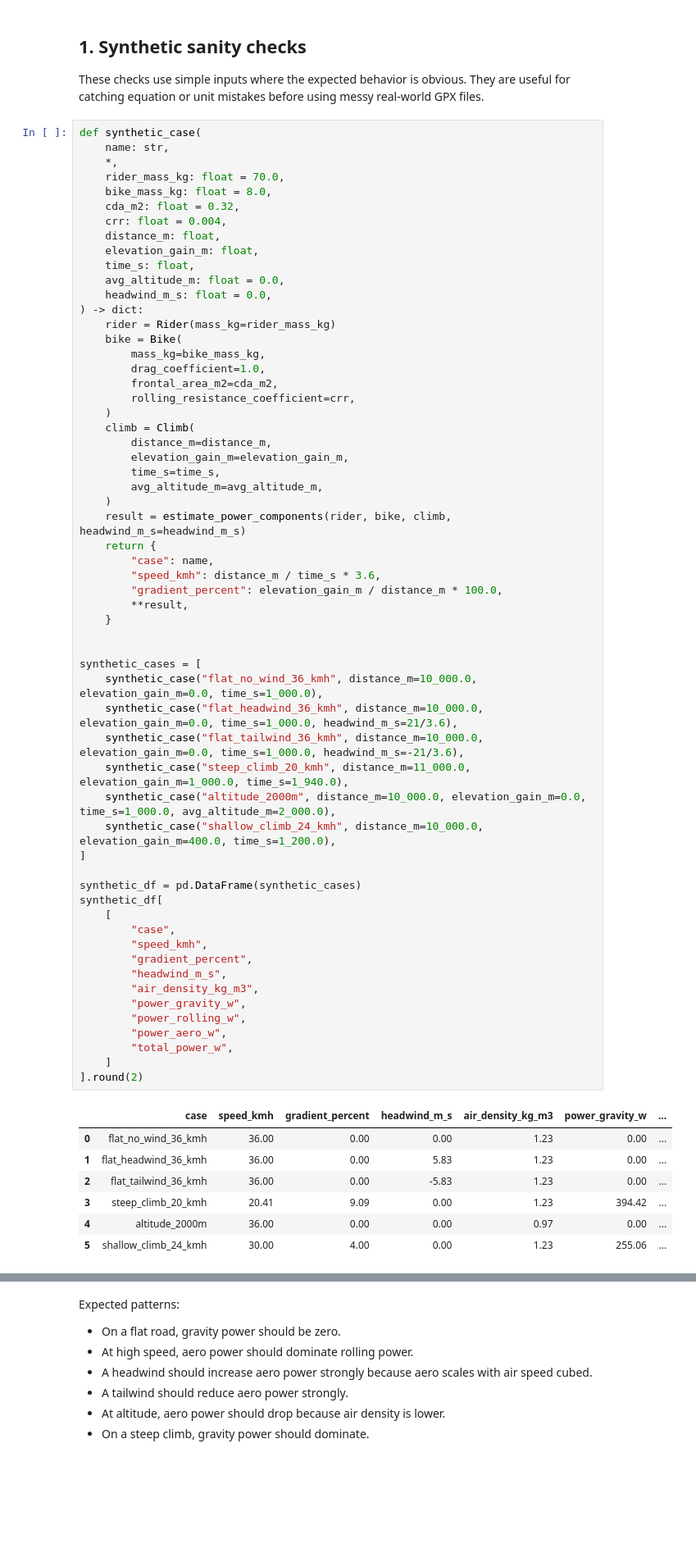
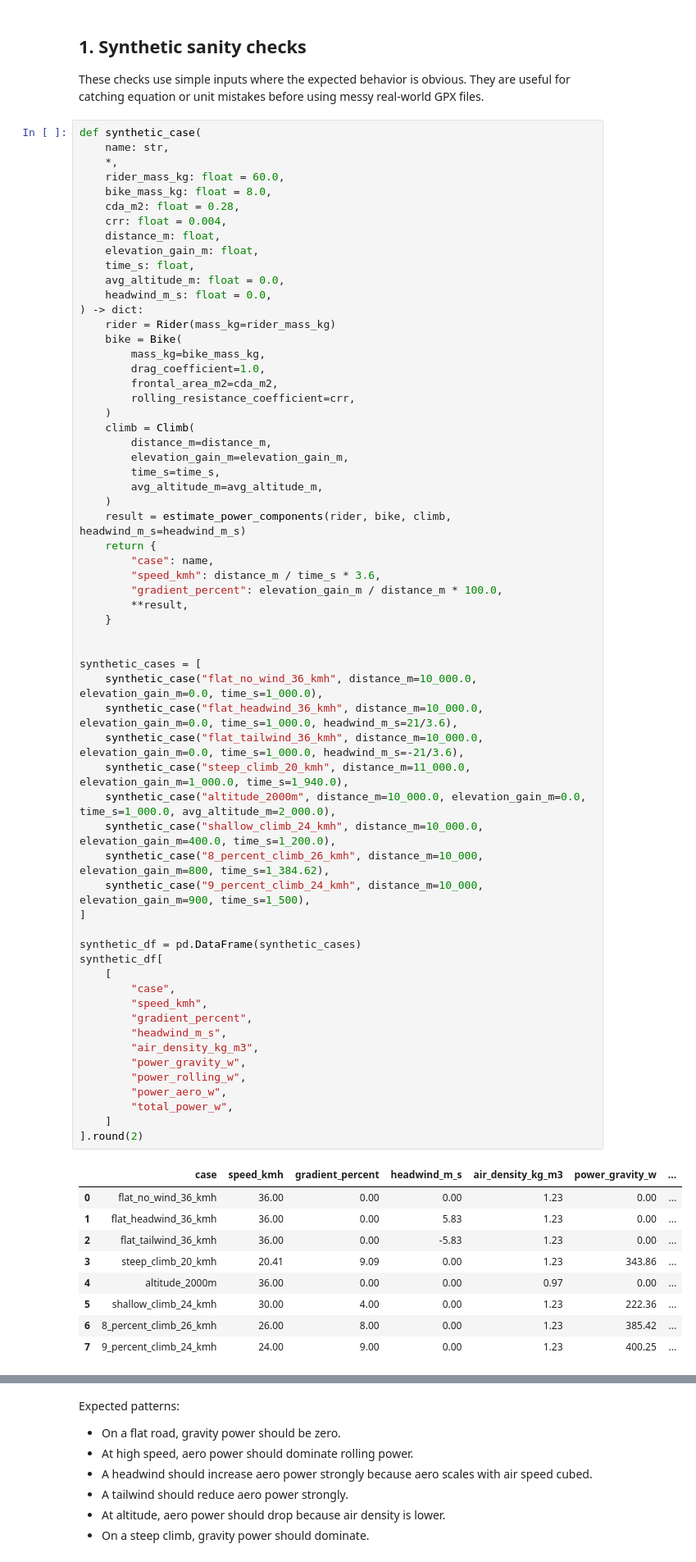
Before and after one commit to belindbl/climbing-performance-estimator, a Jupyter notebook: notebooks/model_validation.ipynb, the cells around one changed output, grey strips where cells are left out. Shown at 82% size. Cells and saved outputs as stored; diff of their text form; blank space fills up the shorter version.

```diff
--- a/notebooks/model_validation.ipynb
+++ b/notebooks/model_validation.ipynb
@@ -36,9 +36,9 @@ These checks use simple inputs where the expected behavior is obvious. They are
 def synthetic_case(
     name: str,
     *,
-    rider_mass_kg: float = 70.0,
+    rider_mass_kg: float = 60.0,
     bike_mass_kg: float = 8.0,
-    cda_m2: float = 0.32,
+    cda_m2: float = 0.28,
     crr: float = 0.004,
     distance_m: float,
     elevation_gain_m: float,
@@ -69,33 +69,37 @@ def synthetic_case(
 
 
 synthetic_cases = [
     synthetic_case("flat_no_wind_36_kmh", distance_m=10_000.0, elevation_gain_m=0.0, time_s=1_000.0),
     synthetic_case("flat_headwind_36_kmh", distance_m=10_000.0, elevation_gain_m=0.0, time_s=1_000.0, headwind_m_s=21/3.6),
     synthetic_case("flat_tailwind_36_kmh", distance_m=10_000.0, elevation_gain_m=0.0, time_s=1_000.0, headwind_m_s=-21/3.6),
     synthetic_case("steep_climb_20_kmh", distance_m=11_000.0, elevation_gain_m=1_000.0, time_s=1_940.0),
     synthetic_case("altitude_2000m", distance_m=10_000.0, elevation_gain_m=0.0, time_s=1_000.0, avg_altitude_m=2_000.0),
     synthetic_case("shallow_climb_24_kmh", distance_m=10_000.0, elevation_gain_m=400.0, time_s=1_200.0),
+    synthetic_case("8_percent_climb_26_kmh", distance_m=10_000, elevation_gain_m=800, time_s=1_384.62),
+    synthetic_case("9_percent_climb_24_kmh", distance_m=10_000, elevation_gain_m=900, time_s=1_500),
 ]
 
 synthetic_df = pd.DataFrame(synthetic_cases)
 synthetic_df[
     [
         "case",
         "speed_kmh",
         "gradient_percent",
         "headwind_m_s",
         "air_density_kg_m3",
         "power_gravity_w",
         "power_rolling_w",
         "power_aero_w",
         "total_power_w",
     ]
 ].round(2)
 # %% [output]
 |  | case | speed_kmh | gradient_percent | headwind_m_s | air_density_kg_m3 | power_gravity_w | ... |
 | 0 | flat_no_wind_36_kmh | 36.00 | 0.00 | 0.00 | 1.23 | 0.00 | ... |
 | 1 | flat_headwind_36_kmh | 36.00 | 0.00 | 5.83 | 1.23 | 0.00 | ... |
 | 2 | flat_tailwind_36_kmh | 36.00 | 0.00 | -5.83 | 1.23 | 0.00 | ... |
-| 3 | steep_climb_20_kmh | 20.41 | 9.09 | 0.00 | 1.23 | 394.42 | ... |
+| 3 | steep_climb_20_kmh | 20.41 | 9.09 | 0.00 | 1.23 | 343.86 | ... |
 | 4 | altitude_2000m | 36.00 | 0.00 | 0.00 | 0.97 | 0.00 | ... |
-| 5 | shallow_climb_24_kmh | 30.00 | 4.00 | 0.00 | 1.23 | 255.06 | ... |
+| 5 | shallow_climb_24_kmh | 30.00 | 4.00 | 0.00 | 1.23 | 222.36 | ... |
+| 6 | 8_percent_climb_26_kmh | 26.00 | 8.00 | 0.00 | 1.23 | 385.42 | ... |
+| 7 | 9_percent_climb_24_kmh | 24.00 | 9.00 | 0.00 | 1.23 | 400.25 | ... |
```
Also changed, not shown: parts of 3 cells of this notebook, 19 other files.
